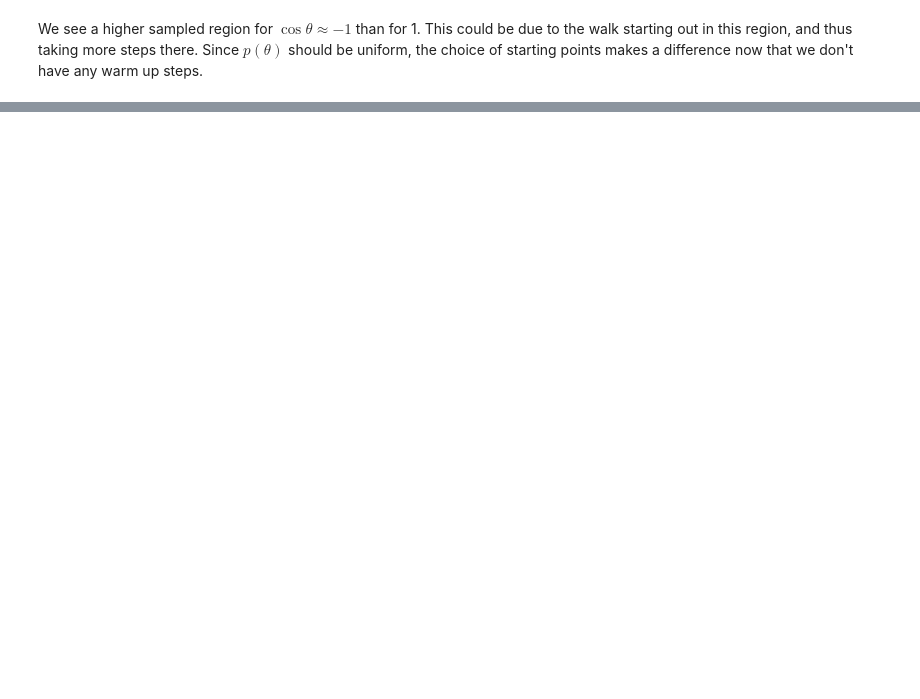
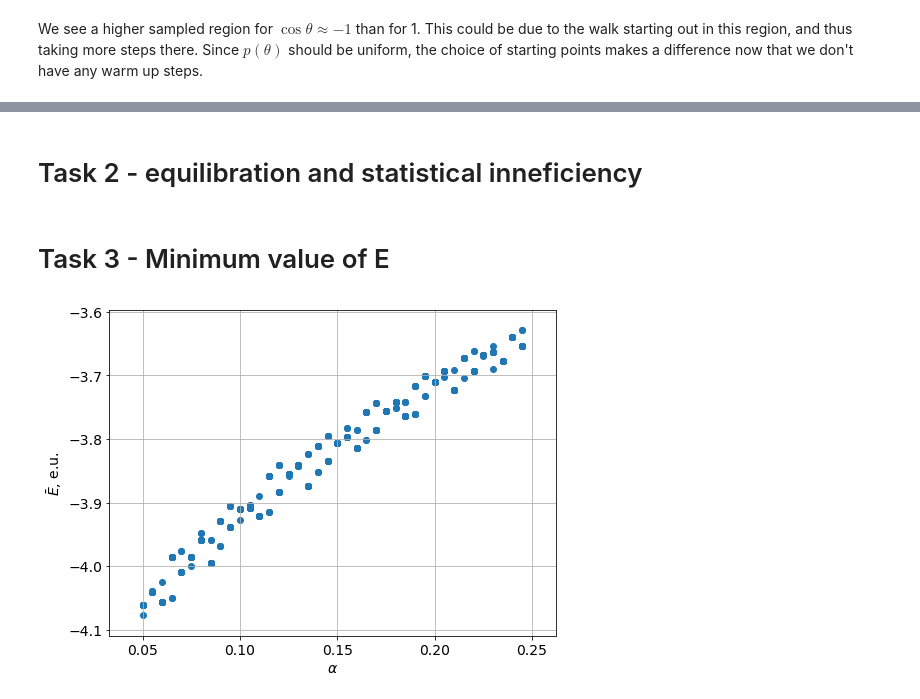
Before and after one commit to elindgren/compphys_homeworks, a Jupyter notebook: H2/H2b - Notebook.ipynb, the cells around one changed output, grey strips where cells are left out. Saved outputs shown, nothing was run; the diff lists cells and outputs as text; code cells hidden in the pictures; blank space fills up the shorter version.

```diff
--- a/H2/H2b - Notebook.ipynb
+++ b/H2/H2b - Notebook.ipynb
@@ -99,0 +123,16 @@ Text(0.5, 0, '$\\theta$')
+# %% [markdown]
+# Task 2 - equilibration and statistical inneficiency
+# %% [markdown]
+# Task 3 - Minimum value of E
+# %%
+# Load energy and statistical inefficiency data
+
+data = np.loadtxt('task3.dat')
+
+fig, ax = plt.subplots(figsize=(8,6))
+ax.scatter(data[:,0], data[:,1])
+ax.set_xlabel(r'$\alpha$')
+ax.set_ylabel(r'$\bar{E}$, e.u.')
+ax.grid()
+# %% [output]
+[figure, added]
```
Also changed, not shown: parts of 4 cells of this notebook, 16 other files.
